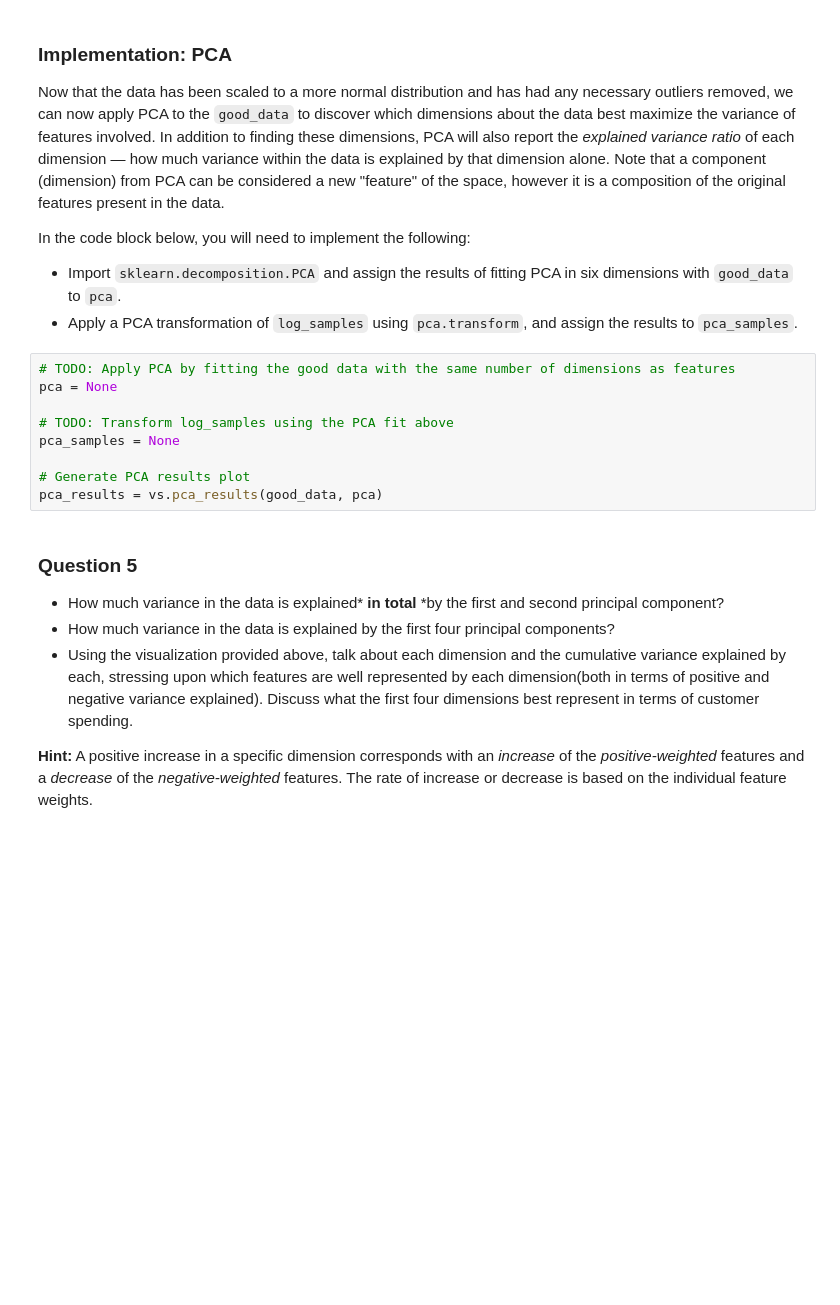
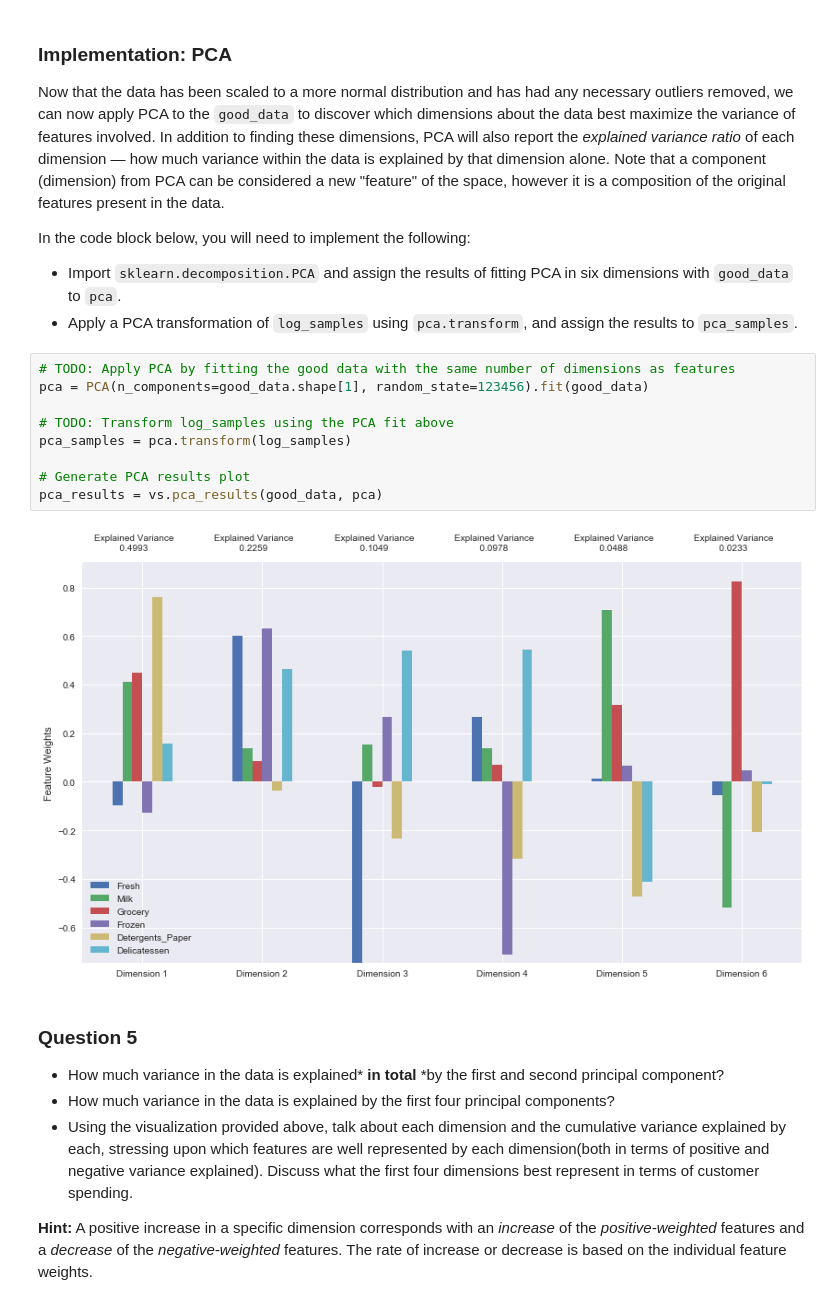
Before and after one commit to niranjanviladkar/udacity, a Jupyter notebook: Machine Learning Basic/projects/customer_segments/customer_segments.ipynb, the cells around one changed output. Cells and saved outputs as stored; diff of their text form; blank space fills up the shorter version.

```diff
--- a/Machine Learning Basic/projects/customer_segments/customer_segments.ipynb
+++ b/Machine Learning Basic/projects/customer_segments/customer_segments.ipynb
@@ -350,13 +362,15 @@ In the code block below, you will need to implement the following:
  - Apply a PCA transformation of `log_samples` using `pca.transform`, and assign the results to `pca_samples`.
 # %%
 # TODO: Apply PCA by fitting the good data with the same number of dimensions as features
-pca = None
+pca = PCA(n_components=good_data.shape[1], random_state=123456).fit(good_data)
 
 # TODO: Transform log_samples using the PCA fit above
-pca_samples = None
+pca_samples = pca.transform(log_samples)
 
 # Generate PCA results plot
 pca_results = vs.pca_results(good_data, pca)
+# %% [output]
+[figure, added]
 # %% [markdown]
 ### Question 5
 
```
Also changed, not shown: parts of 10 cells of this notebook.
